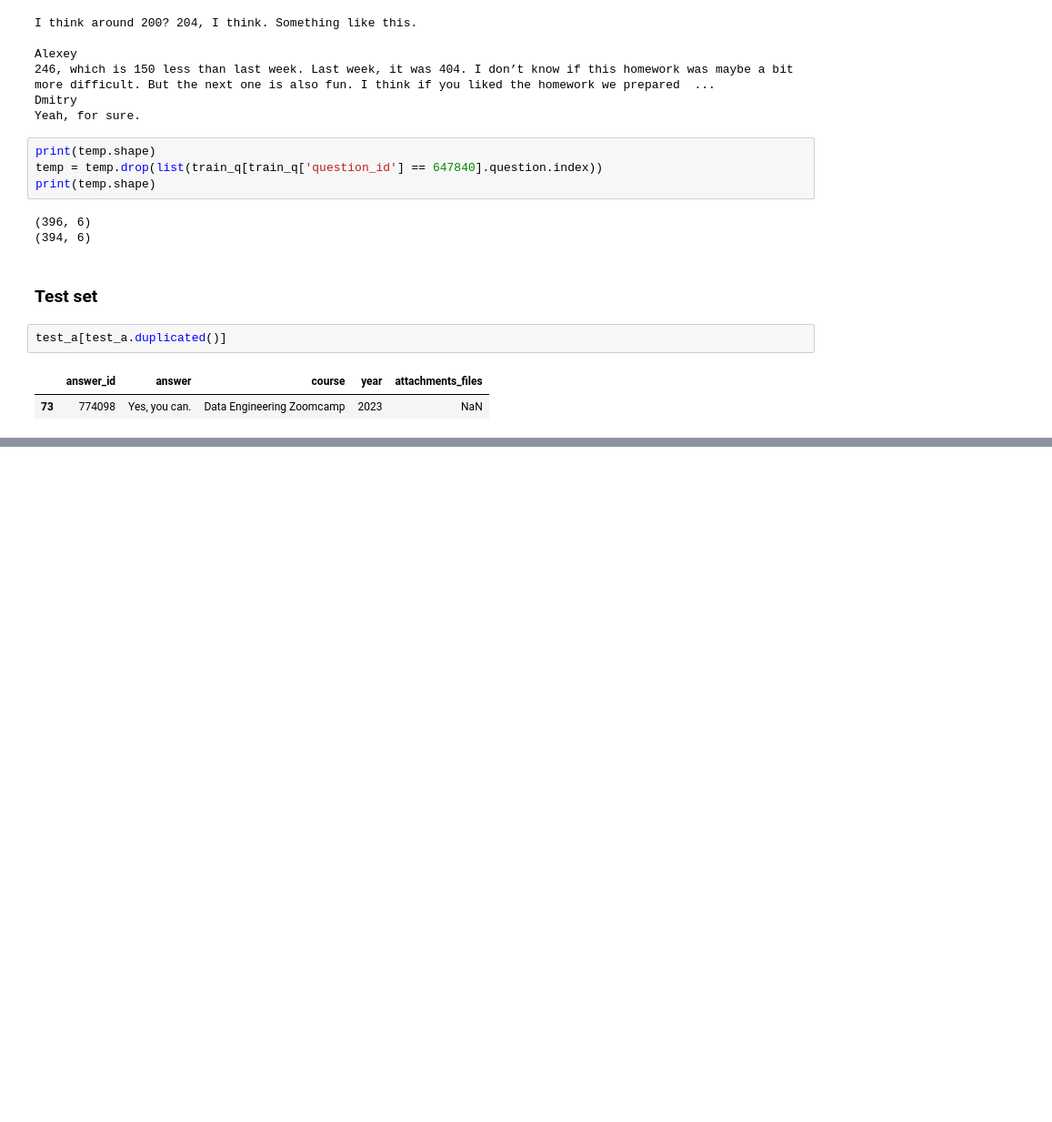
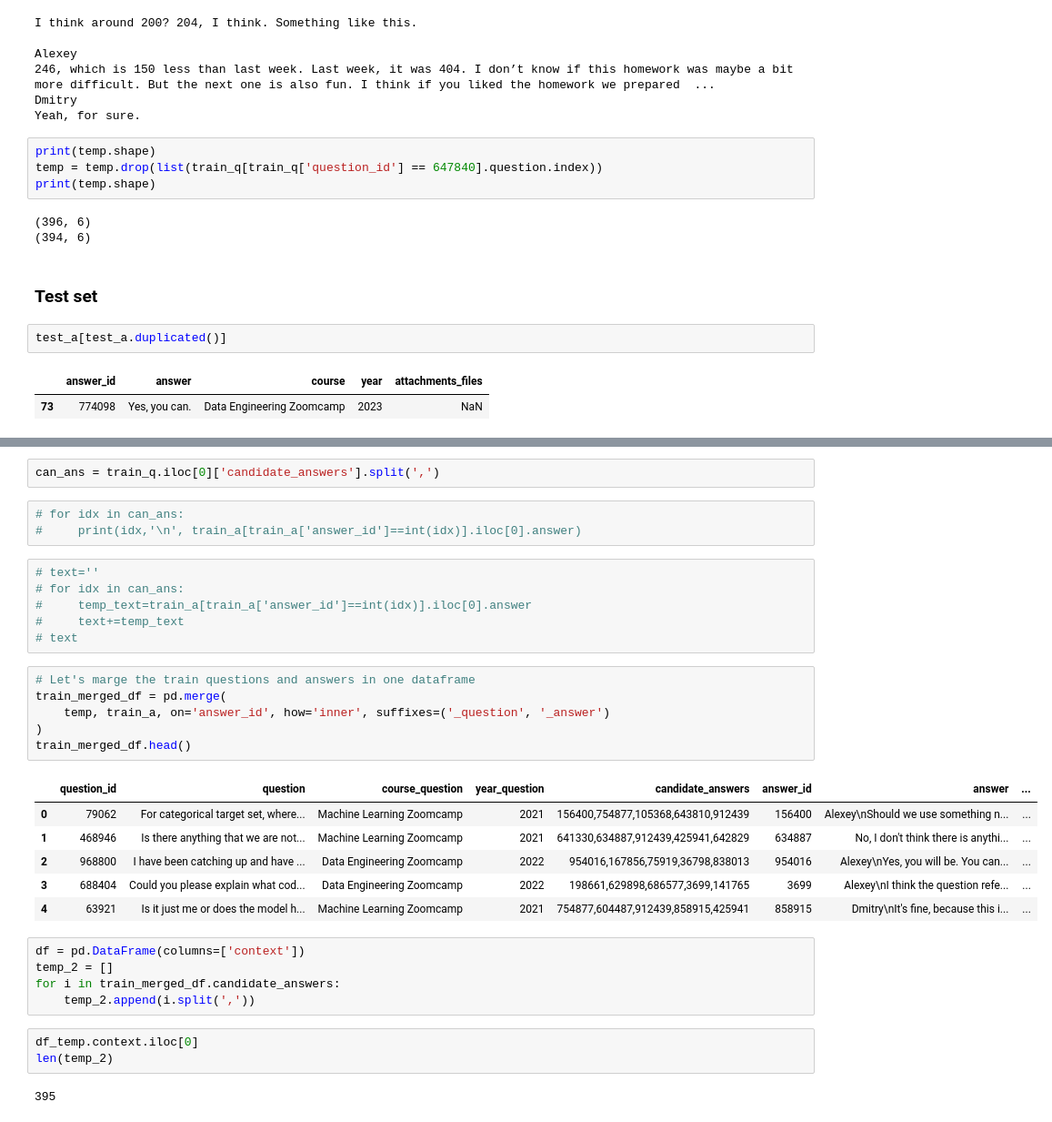
Before and after one commit to sokin-ili/Machine_Learning_Engineering_ZooCamp, a Jupyter notebook: QA_challenge/notebook.ipynb, the cells around one changed output, grey strips where cells are left out. Shown at 91% size. Cells and saved outputs as stored; diff of their text form; blank space fills up the shorter version.

```diff
--- a/QA_challenge/notebook.ipynb
+++ b/QA_challenge/notebook.ipynb
@@ -138,0 +151,34 @@ test_a[test_a.duplicated()]
+# %%
+can_ans = train_q.iloc[0]['candidate_answers'].split(',')
+# %%
+# for idx in can_ans:
+#     print(idx,'\n', train_a[train_a['answer_id']==int(idx)].iloc[0].answer)
+# %%
+# text=''
+# for idx in can_ans:
+#     temp_text=train_a[train_a['answer_id']==int(idx)].iloc[0].answer
+#     text+=temp_text
+# text
+# %%
+# Let's marge the train questions and answers in one dataframe
+train_merged_df = pd.merge(
+    temp, train_a, on='answer_id', how='inner', suffixes=('_question', '_answer')
+)
+train_merged_df.head()
+# %% [output]
+|  | question_id | question | course_question | year_question | candidate_answers | answer_id | answer | ... |
+| 0 | 79062 | For categorical target set, where... | Machine Learning Zoomcamp | 2021 | 156400,754877,105368,643810,912439 | 156400 | Alexey\nShould we use something n... | ... |
+| 1 | 468946 | Is there anything that we are not... | Machine Learning Zoomcamp | 2021 | 641330,634887,912439,425941,642829 | 634887 | No, I don't think there is anythi... | ... |
+| 2 | 968800 | I have been catching up and have ... | Data Engineering Zoomcamp | 2022 | 954016,167856,75919,36798,838013 | 954016 | Alexey\nYes, you will be. You can... | ... |
+| 3 | 688404 | Could you please explain what cod... | Data Engineering Zoomcamp | 2022 | 198661,629898,686577,3699,141765 | 3699 | Alexey\nI think the question refe... | ... |
+| 4 | 63921 | Is it just me or does the model h... | Machine Learning Zoomcamp | 2021 | 754877,604487,912439,858915,425941 | 858915 | Dmitry\nIt's fine, because this i... | ... |
+# %%
+df = pd.DataFrame(columns=['context'])
+temp_2 = []
+for i in train_merged_df.candidate_answers:
+    temp_2.append(i.split(','))
+# %%
+df_temp.context.iloc[0]
+len(temp_2)
+# %% [output]
+395
```
Also changed, not shown: parts of 17 cells of this notebook.
